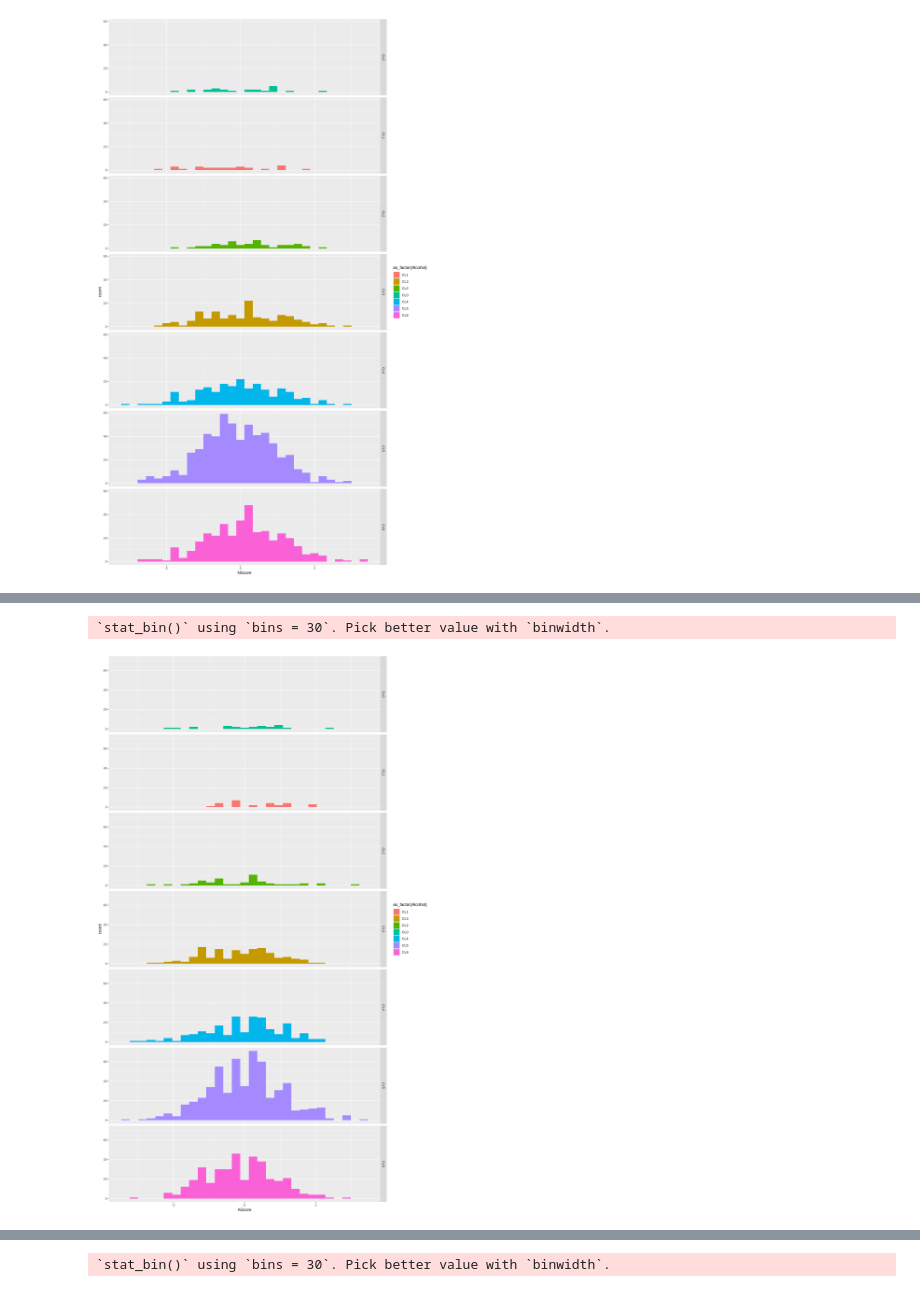
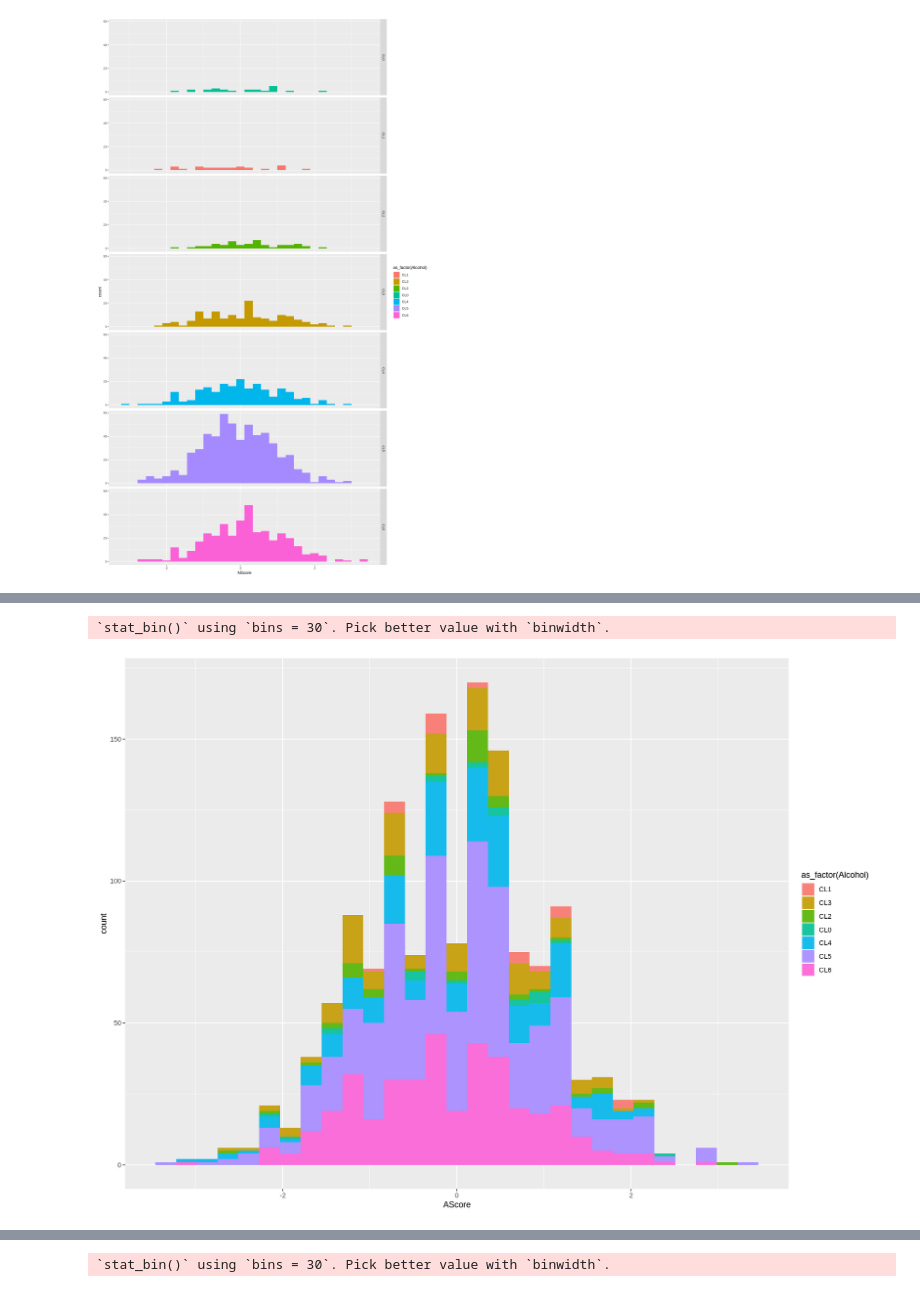
Before and after one commit to hyt152004/Alcohol-Consumption-Data-Analysis, a Jupyter notebook: group_project_proposal.ipynb, the cells around one changed output, grey strips where cells are left out. Drawn from its saved outputs; the diff is of its cells as text; code cells hidden in the pictures.

```diff
--- a/group_project_proposal.ipynb
+++ b/group_project_proposal.ipynb
@@ -140,8 +158,7 @@ alcohol_plot_age
 # %%
 alcohol_plot_ascore <- ggplot(alcohol_train, aes(x = AScore, fill = as_factor(Alcohol))) +
-  geom_histogram() +
- facet_grid(rows = vars(Alcohol))
+  geom_histogram(alpha = 0.9)
 alcohol_plot_ascore
 # %% [output]
 `stat_bin()` using `bins = 30`. Pick better value with `binwidth`.
-[figure, old version]
+[figure, new version]
```
Also changed, not shown: parts of 3 cells of this notebook.
